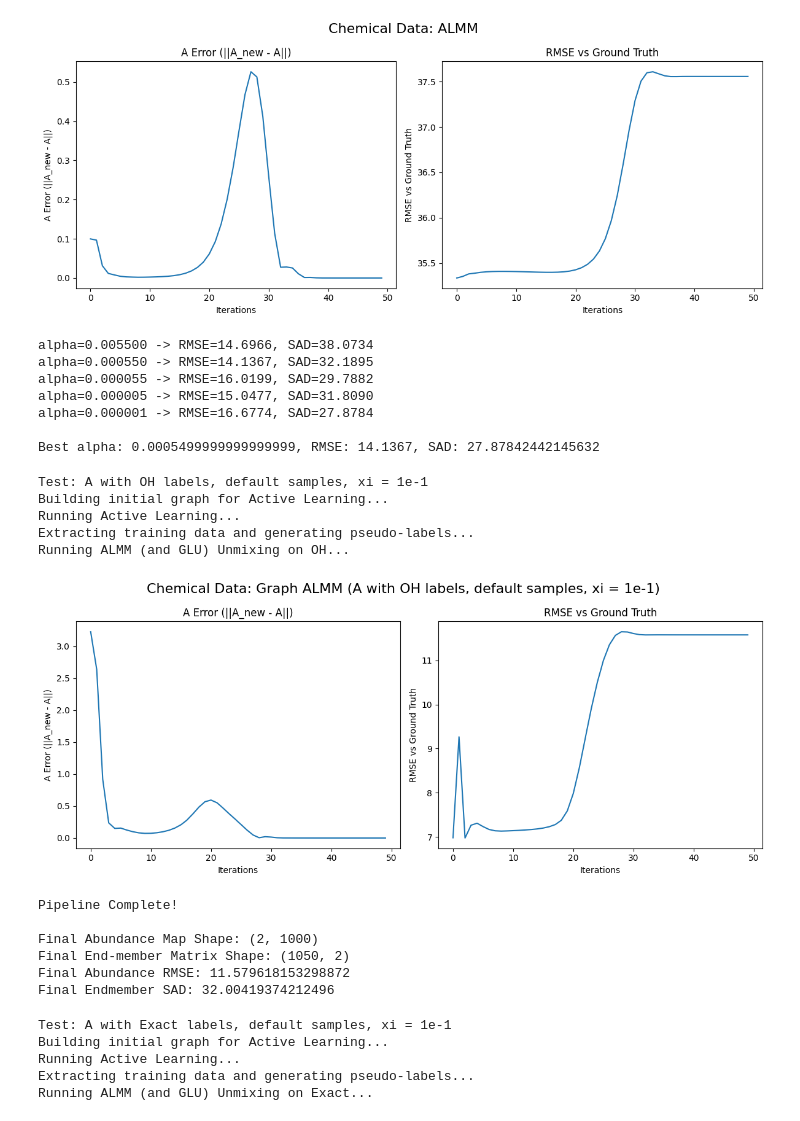
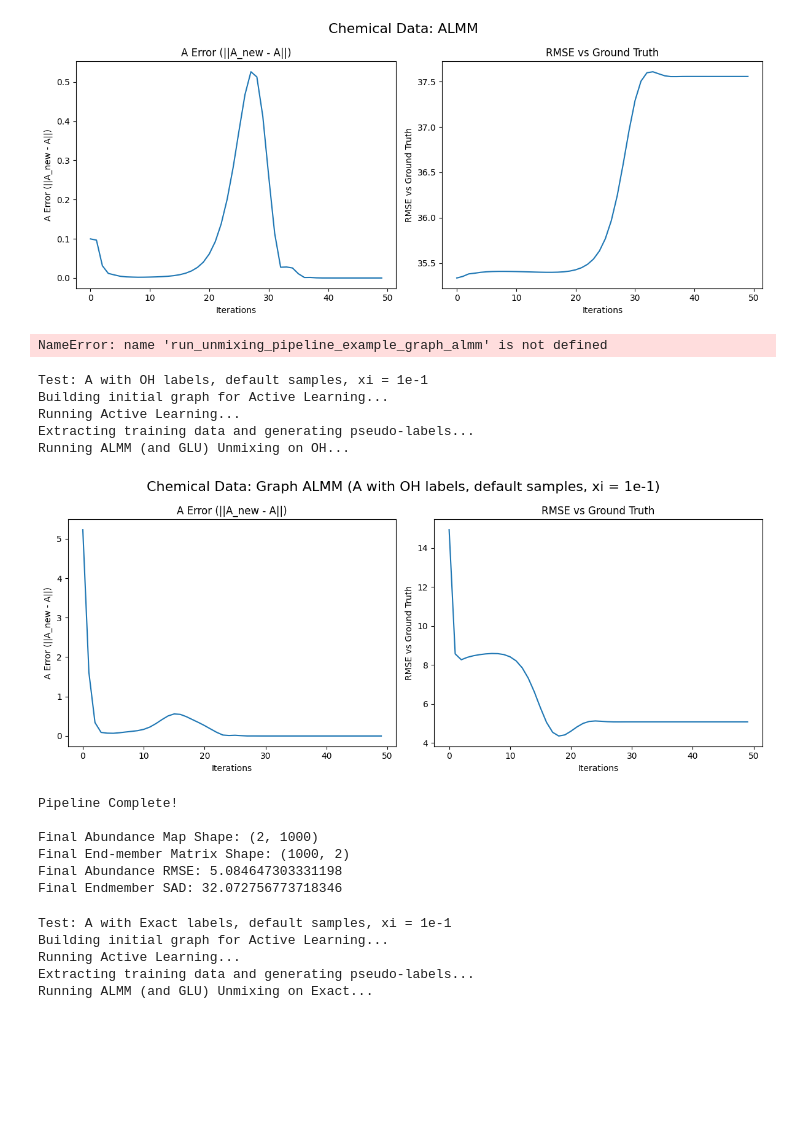
Before and after one commit to mtyler1059/Nearly-Blind-Hyperspectral-Unmixing, a Jupyter notebook: plot_testing.ipynb, the cells around one changed output. Drawn from its saved outputs; the diff is of its cells as text; code cells hidden in the pictures; blank space fills up the shorter version.

Commit message:
Fixed Upsilon error in Graph ALMM and implemented energy functions (still needs testing)

```diff
--- a/plot_testing.ipynb
+++ b/plot_testing.ipynb
@@ -1377,3 +1451,5 @@ idx = np.random.choice(N_full, N_sub, replace=False)
 
 X_chem_sub = X_chem[:, idx]
 A_gt_chem_sub = A_gt_chem[:, idx]
+# %%
+X_chem, S_gt_chem, A_gt_chem = load_data(name = 'synth_chem_data.npy', typename = 'chem')
@@ -1454,13 +1545,7 @@ for a in alpha_vals:
 
 print(f"\nBest alpha: {best_alpha}, RMSE: {best_rmse:.4f}, SAD: {S_sad}")
 # %% [output]
-alpha=0.005500 -> RMSE=14.6966, SAD=38.0734
-alpha=0.000550 -> RMSE=14.1367, SAD=32.1895
-alpha=0.000055 -> RMSE=16.0199, SAD=29.7882
-alpha=0.000005 -> RMSE=15.0477, SAD=31.8090
-alpha=0.000001 -> RMSE=16.6774, SAD=27.8784
-
-Best alpha: 0.0005499999999999999, RMSE: 14.1367, SAD: 27.87842442145632
+NameError: name 'run_unmixing_pipeline_example_graph_almm' is not defined
 # %%
 # ALMM-GLU
 
@@ -1469,44 +1554,44 @@ beta = (1e-3 + 1e-2)/2
 gamma = (1e-3 + 1e-2)/2
 eta = (1e-3 + 1e-2)/2
 iters = 50 # changed from 50
 samples = 1000
 
 # Pick the best alpha
 # best_rmse = np.inf
-# best_alpha = 1e-7
+best_alpha = 1e-7
 
 # Test: A with OH labels, default samples, xi = 1e-1
 # maxIter=10 -> RMSE=9.0805
 # maxIter=15 -> RMSE=6.3223
 # maxIter=20 -> RMSE=3.4021
 # maxIter=25 -> RMSE=3.5662
 # maxIter=30 -> RMSE=3.5427
 # maxIter=40 -> RMSE=3.5426
 # maxIter=50 -> RMSE=3.5426
 
 # RMSE
 # 3.5425320610060456 (100 iterations)
 # 3.5424986711323525 (150 iterations)
 
 print(f"Test: A with OH labels, default samples, xi = 1e-1")
-A_f_chem_ALMM_GLU, S_f_chem_ALMM_GLU, A_rmse, S_sad = run_unmixing_pipeline_example_graph_almm(X_chem, A_gt_chem, S_gt_chem,
-                                                                                     samples, best_alpha, beta, gamma, eta, maxIter = iters,
-                                                                                     M_total_0 = int(0.004*4*samples), m_0 = 2, xi_0 = 1e-2,
+A_f_chem_ALMM_GLU, S_f_chem_ALMM_GLU, A_rmse, S_sad = run_unmixing_pipeline_example2(X = X_chem, A_gt = A_gt_chem, S_gt = S_gt_chem,
+                                                                                     N = samples, alpha = best_alpha, beta = beta, gamma = gamma, eta = eta, maxIter = iters,
+                                                                                     M_total_0 = int(0.004*4*samples), m_0 = 2, xi_0 = 1e-1,
                                                                                      OH_labels = True, print_bool = True, A_error = True, RMSE_plot = True,
                                                                                      title_0 = "Chemical Data: Graph ALMM (A with OH labels, default samples, xi = 1e-1)")
 # %% [output]
 Test: A with OH labels, default samples, xi = 1e-1
 Building initial graph for Active Learning...
 Running Active Learning...
 Extracting training data and generating pseudo-labels...
 Running ALMM (and GLU) Unmixing on OH...
-[figure, old version]
+[figure, new version]
 Pipeline Complete!
 
 Final Abundance Map Shape: (2, 1000)
-Final End-member Matrix Shape: (1050, 2)
-Final Abundance RMSE: 11.579618153298872
-Final Endmember SAD: 32.00419374212496
+Final End-member Matrix Shape: (1000, 2)
+Final Abundance RMSE: 5.084647303331198
+Final Endmember SAD: 32.072756773718346
 # %%
 print(f"Test: A with Exact labels, default samples, xi = 1e-1")
 A_f_chem_ALMM_GLU, S_f_chem_ALMM_GLU, A_rmse, S_sad = run_unmixing_pipeline_example_graph_almm(X_chem, A_gt_chem, S_gt_chem,
```
Also changed, not shown: parts of 9 cells of this notebook, 1 other file.
